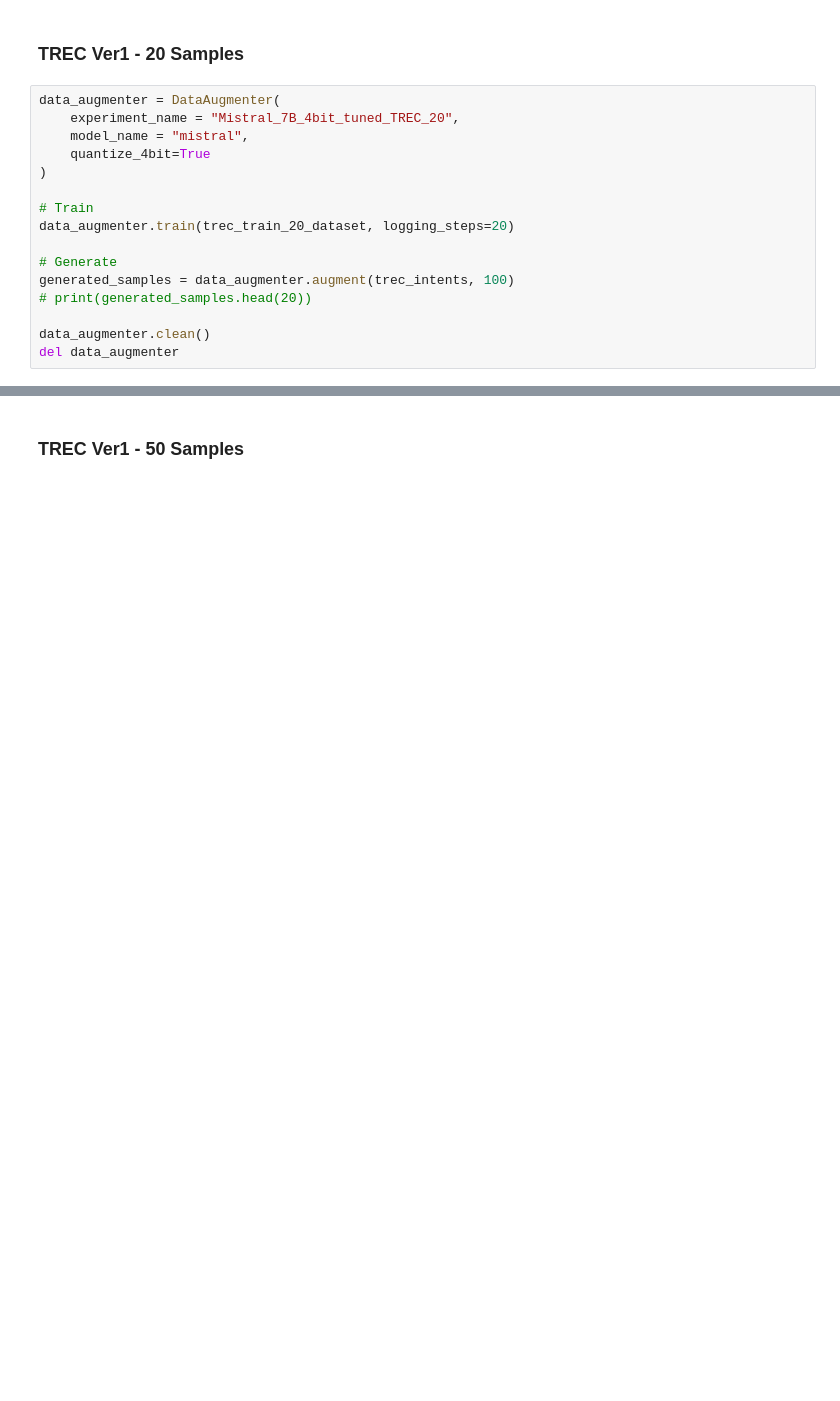
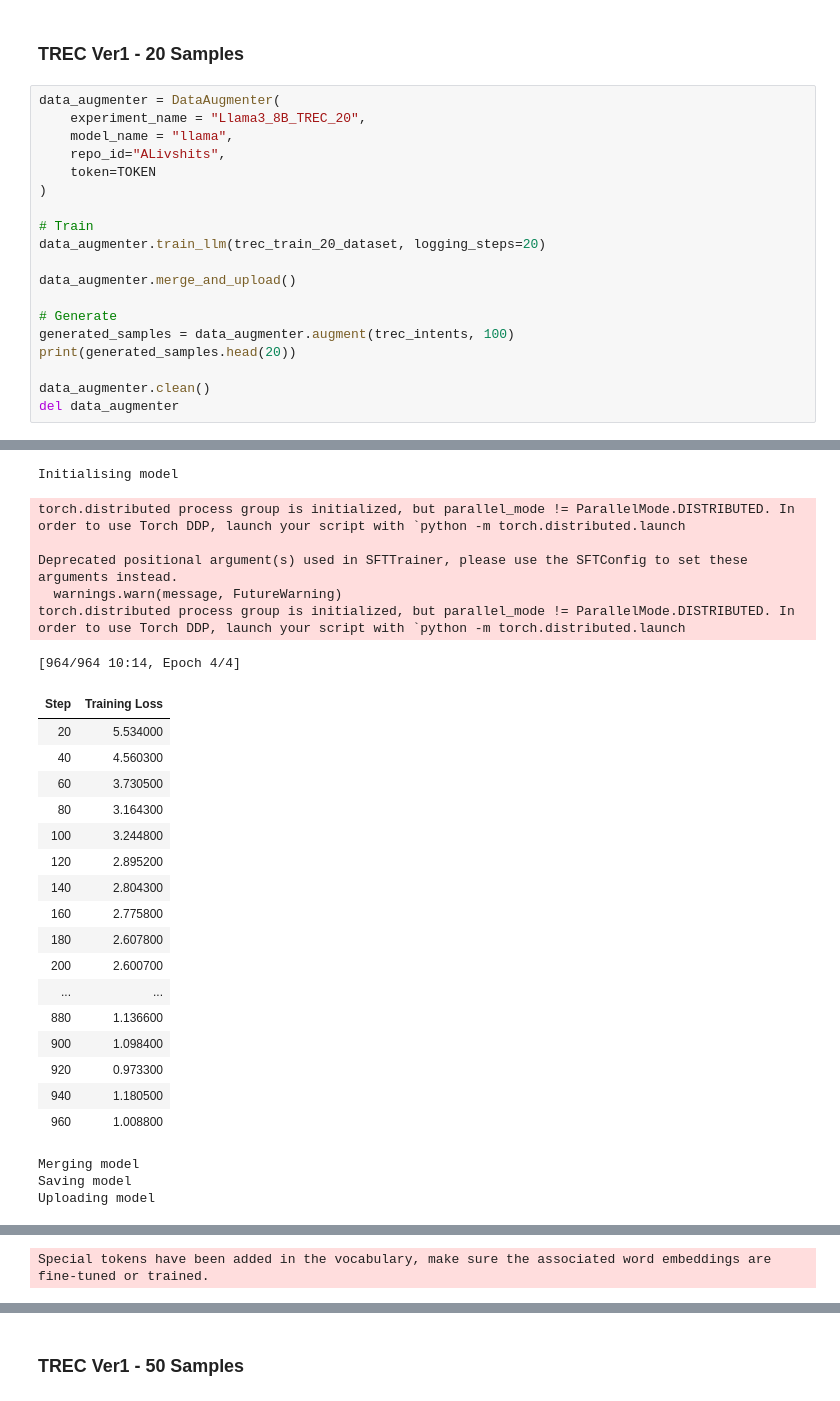
Before and after one commit to elephanti/NLPProject2024, a Jupyter notebook: LAMBADA Data Augmentation.ipynb, the cells around one changed output, grey strips where cells are left out. Cells and saved outputs as stored; diff of their text form; blank space fills up the shorter version.

```diff
--- a/LAMBADA Data Augmentation.ipynb
+++ b/LAMBADA Data Augmentation.ipynb
@@ -325,17 +755,21 @@ del data_augmenter
 ### TREC Ver1 - 20 Samples
 # %%
 data_augmenter = DataAugmenter(
-    experiment_name = "Mistral_7B_4bit_tuned_TREC_20",
-    model_name = "mistral",
-    quantize_4bit=True
+    experiment_name = "Llama3_8B_TREC_20",
+    model_name = "llama",
+    repo_id="ALivshits",
+    token=TOKEN
 )
 
 # Train
-data_augmenter.train(trec_train_20_dataset, logging_steps=20)
+data_augmenter.train_llm(trec_train_20_dataset, logging_steps=20)
+
+data_augmenter.merge_and_upload()
 
 # Generate
 generated_samples = data_augmenter.augment(trec_intents, 100)
-# print(generated_samples.head(20))
+print(generated_samples.head(20))
 
 data_augmenter.clean()
 del data_augmenter
+# %% [output]
@@ -341,0 +778,27 @@ del data_augmenter
+Initialising model
+torch.distributed process group is initialized, but parallel_mode != ParallelMode.DISTRIBUTED. In order to use Torch DDP, launch your script with `python -m torch.distributed.launch
+
+Deprecated positional argument(s) used in SFTTrainer, please use the SFTConfig to set these arguments instead.
+  warnings.warn(message, FutureWarning)
+torch.distributed process group is initialized, but parallel_mode != ParallelMode.DISTRIBUTED. In order to use Torch DDP, launch your script with `python -m torch.distributed.launch
+[964/964 10:14, Epoch 4/4]
+| Step | Training Loss |
+| 20 | 5.534000 |
+| 40 | 4.560300 |
+| 60 | 3.730500 |
+| 80 | 3.164300 |
+| 100 | 3.244800 |
+| 120 | 2.895200 |
+| 140 | 2.804300 |
+| 160 | 2.775800 |
+| 180 | 2.607800 |
+| 200 | 2.600700 |
+| ... | ... |
+| 880 | 1.136600 |
+| 900 | 1.098400 |
+| 920 | 0.973300 |
+| 940 | 1.180500 |
+| 960 | 1.008800 |
+Merging model
+Saving model
+Uploading model
@@ -341,0 +806 @@ del data_augmenter
+Special tokens have been added in the vocabulary, make sure the associated word embeddings are fine-tuned or trained.
```
Also changed, not shown: parts of 47 cells of this notebook.
